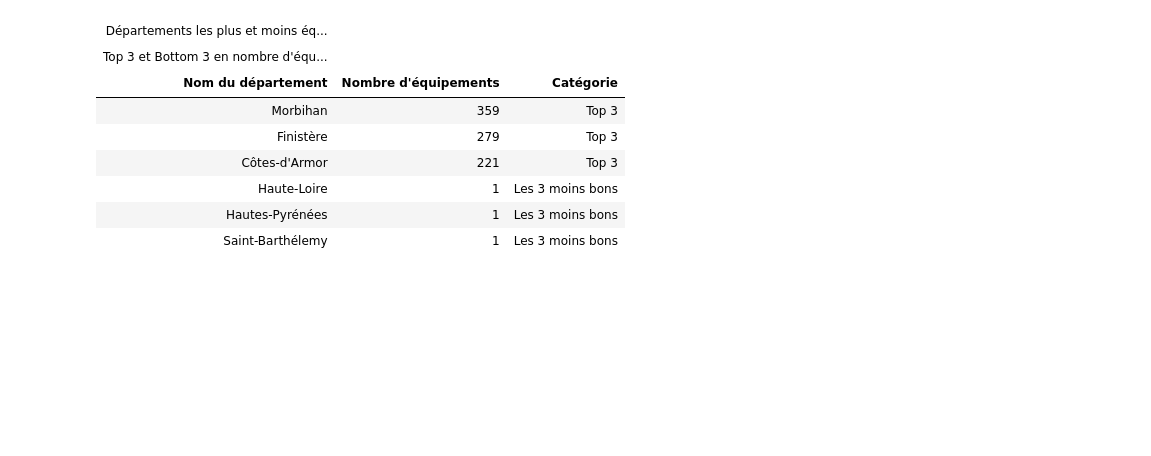
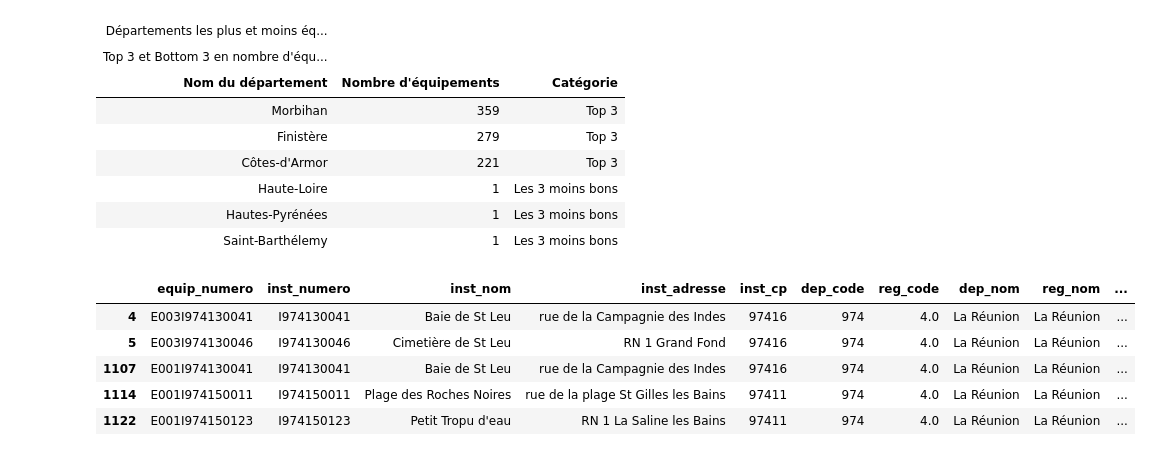
Before and after one commit to LR-Matteo/Projet-Final-Python-DataScience, a Jupyter notebook: bdd_stats_desc.ipynb, the cells around one changed output. Saved outputs shown, nothing was run; the diff lists cells and outputs as text; code cells hidden in the pictures; blank space fills up the shorter version.

```diff
--- a/bdd_stats_desc.ipynb
+++ b/bdd_stats_desc.ipynb
@@ -276,3 +279,17 @@ table
 | Haute-Loire | 1 | Les 3 moins bons |
 | Hautes-Pyrénées | 1 | Les 3 moins bons |
 | Saint-Barthélemy | 1 | Les 3 moins bons |
+# %%
+#Focus sur les DROM
+drom_numero = ['971', '972', '973', '974', '976']
+
+data_drom = data_nautique[data_nautique['dep_code'].isin(drom_numero)]
+
+data_drom.head(5)
+# %% [output]
+|  | equip_numero | inst_numero | inst_nom | inst_adresse | inst_cp | dep_code | reg_code | dep_nom | reg_nom | ... |
+| 4 | E003I974130041 | I974130041 | Baie de St Leu | rue de la Campagnie des Indes | 97416 | 974 | 4.0 | La Réunion | La Réunion | ... |
+| 5 | E003I974130046 | I974130046 | Cimetière de St Leu | RN 1 Grand Fond | 97416 | 974 | 4.0 | La Réunion | La Réunion | ... |
+| 1107 | E001I974130041 | I974130041 | Baie de St Leu | rue de la Campagnie des Indes | 97416 | 974 | 4.0 | La Réunion | La Réunion | ... |
+| 1114 | E001I974150011 | I974150011 | Plage des Roches Noires | rue de la plage St Gilles les Bains | 97411 | 974 | 4.0 | La Réunion | La Réunion | ... |
+| 1122 | E001I974150123 | I974150123 | Petit Tropu d'eau | RN 1 La Saline les Bains | 97411 | 974 | 4.0 | La Réunion | La Réunion | ... |
```
Also changed, not shown: parts of 4 cells of this notebook, 2 other files.
